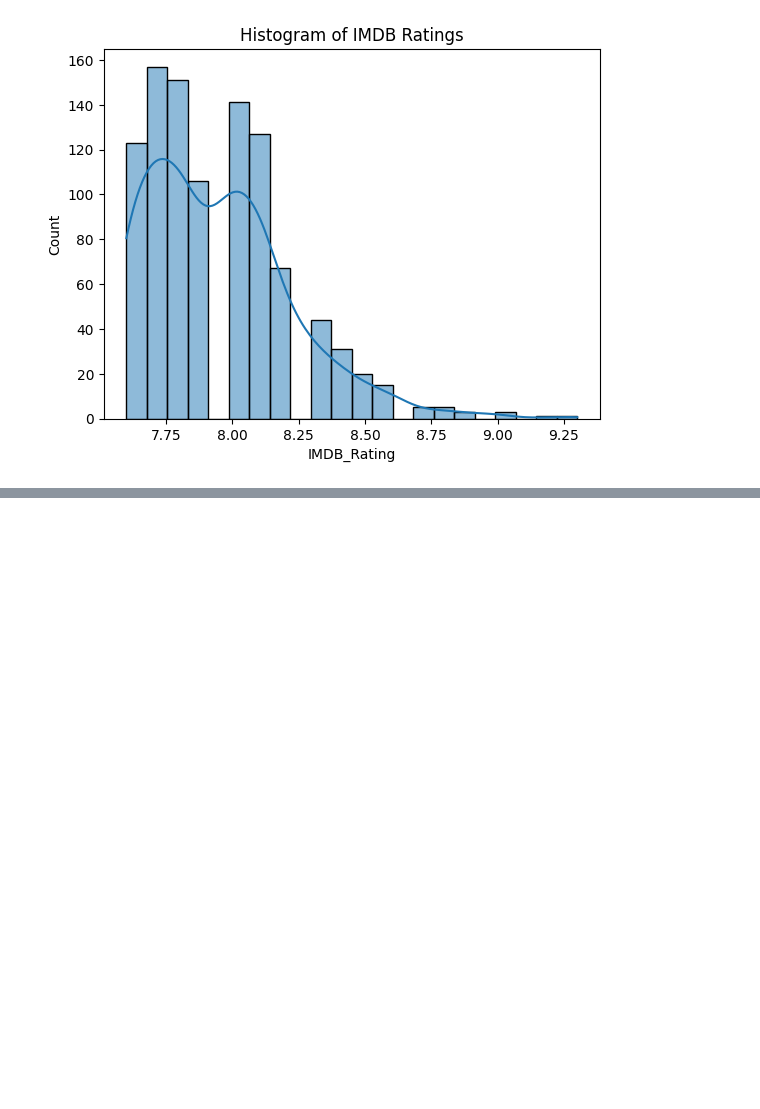
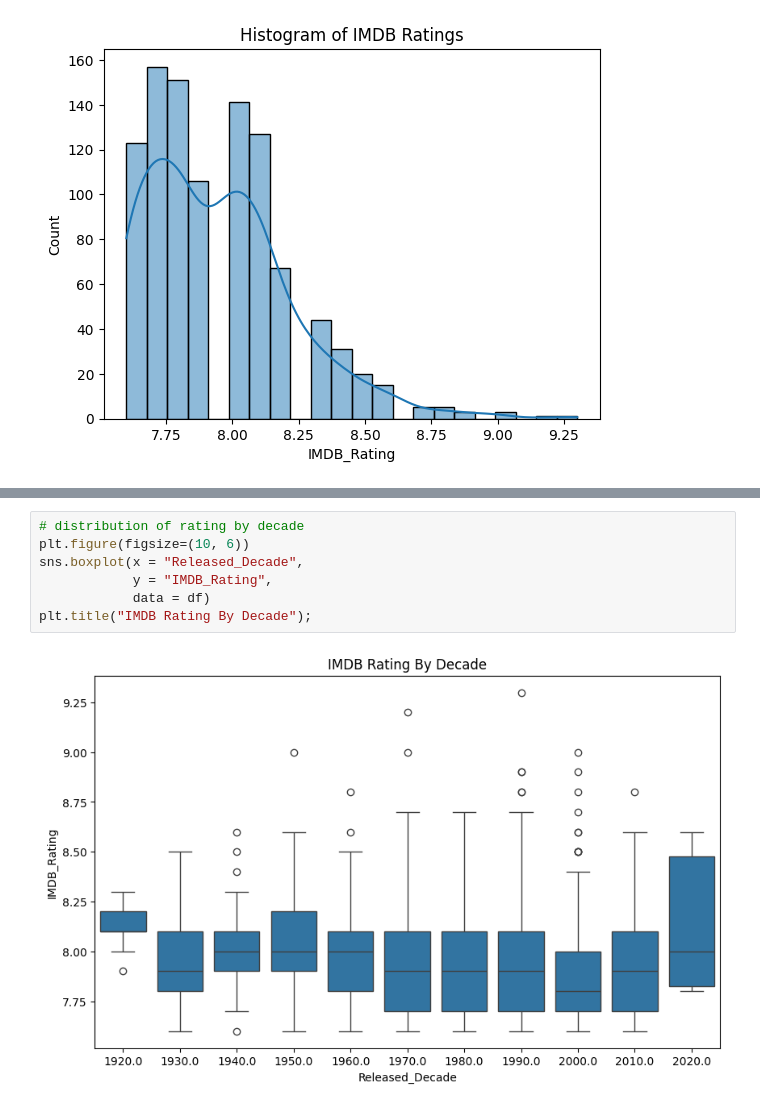
Before and after one commit to gmc314/Statistics-Explanations, a Jupyter notebook: lights-camera-statistics.ipynb, the cells around one changed output, grey strips where cells are left out. Drawn from its saved outputs; the diff is of its cells as text; blank space fills up the shorter version.

```diff
--- a/lights-camera-statistics.ipynb
+++ b/lights-camera-statistics.ipynb
@@ -185,0 +181,9 @@ df.groupby(["Director"])[["IMDB_Rating"]].mean().sort_values(by = 'IMDB_Rating',
+# %%
+# distribution of rating by decade
+plt.figure(figsize=(10, 6))
+sns.boxplot(x = "Released_Decade",
+            y = "IMDB_Rating",
+            data = df)
+plt.title("IMDB Rating By Decade");
+# %% [output]
+[figure, added]
```
Also changed, not shown: parts of 2 cells of this notebook.
